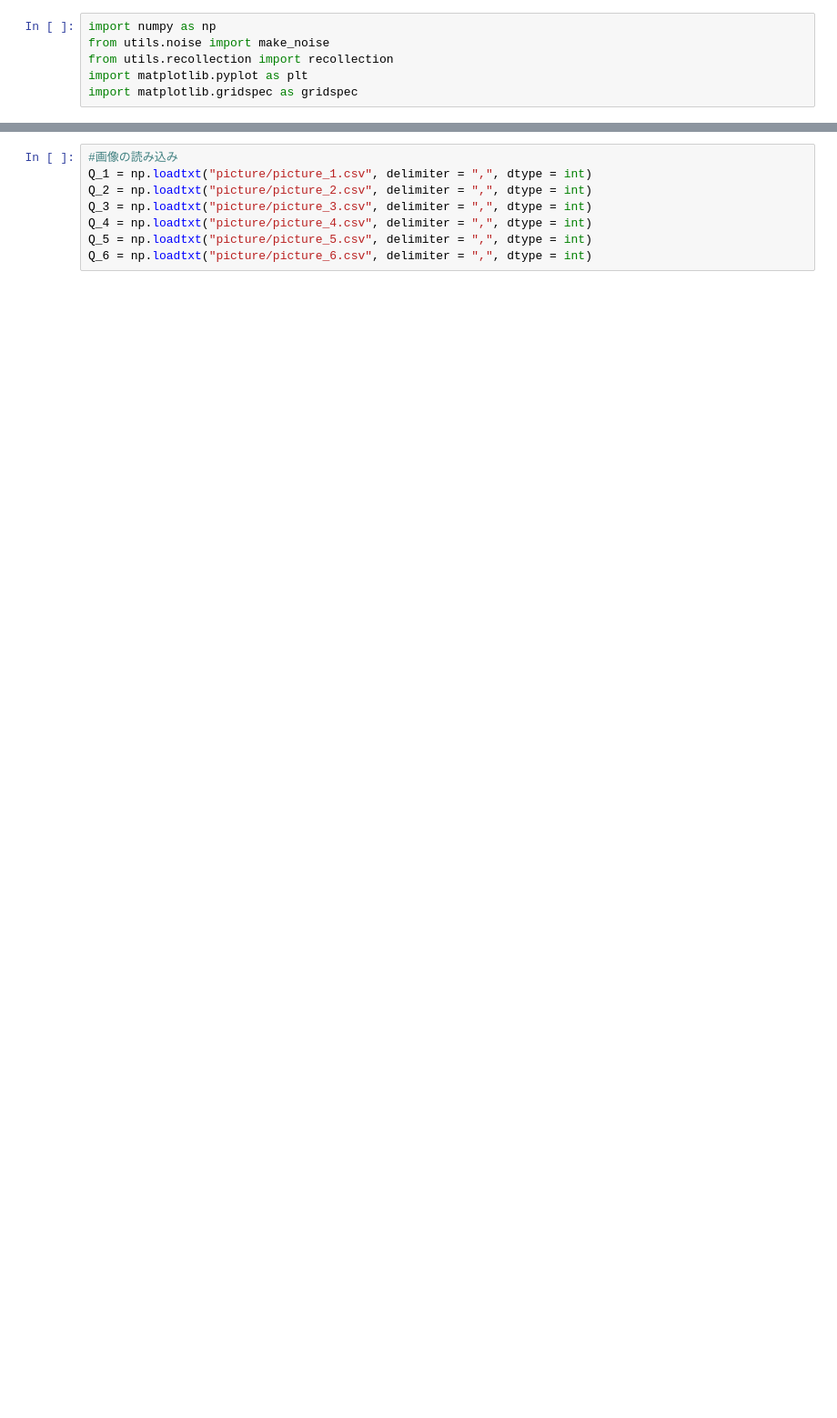
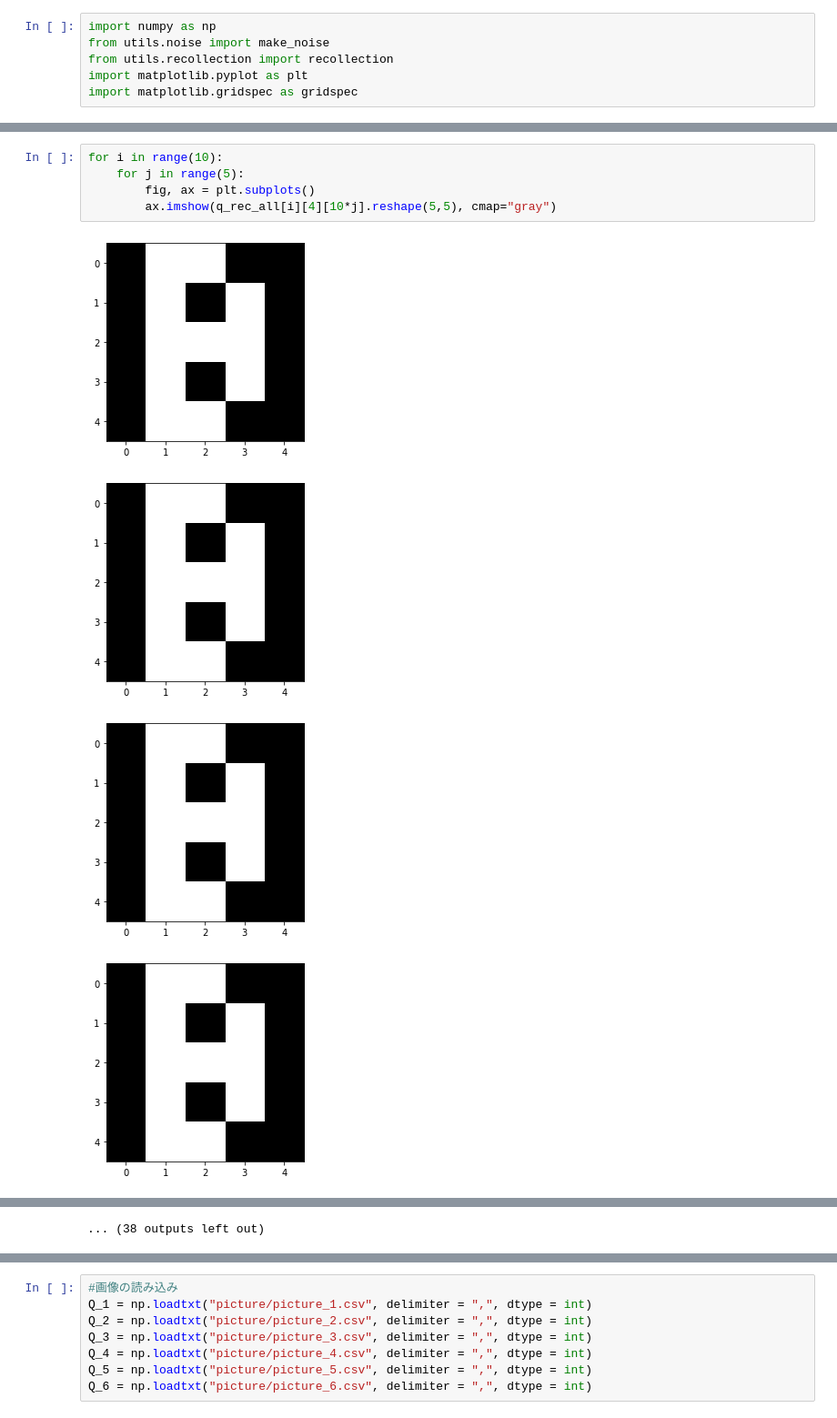
Before and after one commit to komei0727/hopfield_network, a Jupyter notebook: hopfield_network.ipynb, the cells around one changed output, grey strips where cells are left out. Shown at 91% size. Cells and saved outputs as stored; diff of their text form; blank space fills up the shorter version.

```diff
--- a/hopfield_network.ipynb
+++ b/hopfield_network.ipynb
@@ -6,0 +175,10 @@ import matplotlib.gridspec as gridspec
+# %%
+for i in range(10):
+    for j in range(5):
+        fig, ax = plt.subplots()
+        ax.imshow(q_rec_all[i][4][10*j].reshape(5,5), cmap="gray")
+# %% [output]
+[figure, added]
+[figure, added]
+[figure, added]
+[figure, added]
@@ -6,0 +193 @@ import matplotlib.gridspec as gridspec
+... (38 outputs left out)
```
Also changed, not shown: parts of 28 cells of this notebook, 4 other files.
